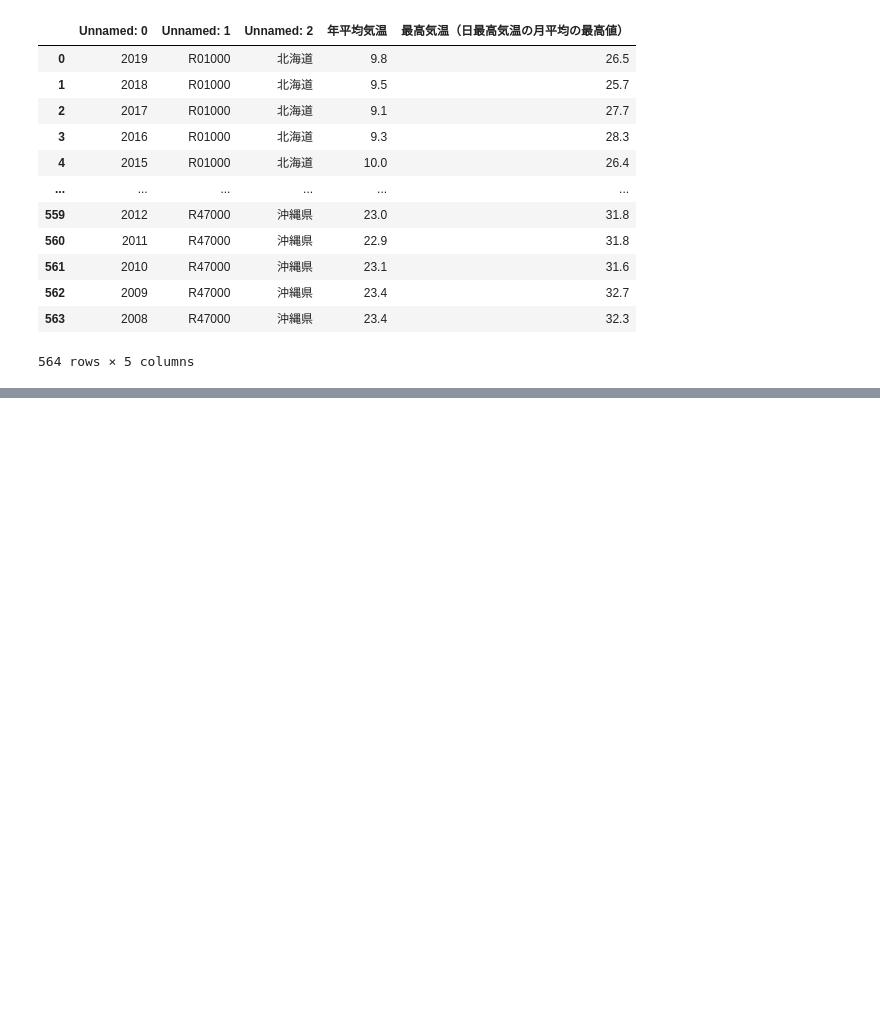
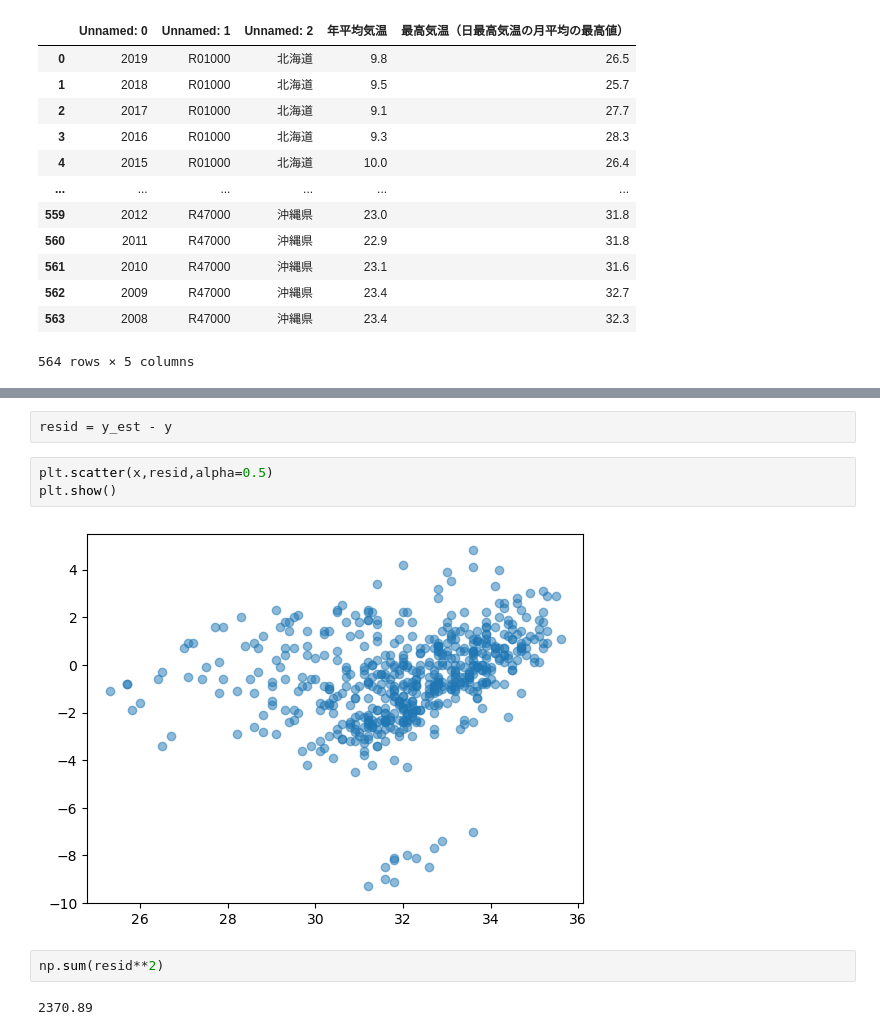
Before and after one commit to yuki33671/simple_regression, a Jupyter notebook: data/各都道府県の最高気温と平均気温に関する分析.ipynb, the cells around one changed output, grey strips where cells are left out. Drawn from its saved outputs; the diff is of its cells as text; blank space fills up the shorter version.

```diff
--- a/data/各都道府県の最高気温と平均気温に関する分析.ipynb
+++ b/data/各都道府県の最高気温と平均気温に関する分析.ipynb
@@ -85,0 +103,11 @@ pd.read_csv('SSDSE-B-2022.csv',encoding='SHIFT-JIS')
+# %%
+resid = y_est - y
+# %%
+plt.scatter(x,resid,alpha=0.5)
+plt.show()
+# %% [output]
+[figure, added]
+# %%
+np.sum(resid**2)
+# %% [output]
+2370.89
```
Also changed, not shown: parts of 11 cells of this notebook, 1 other file.
